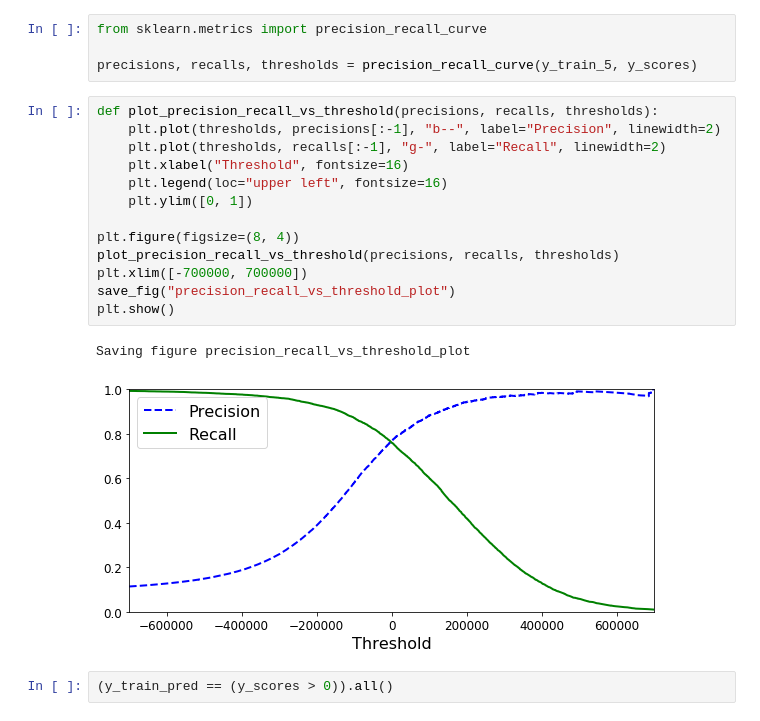
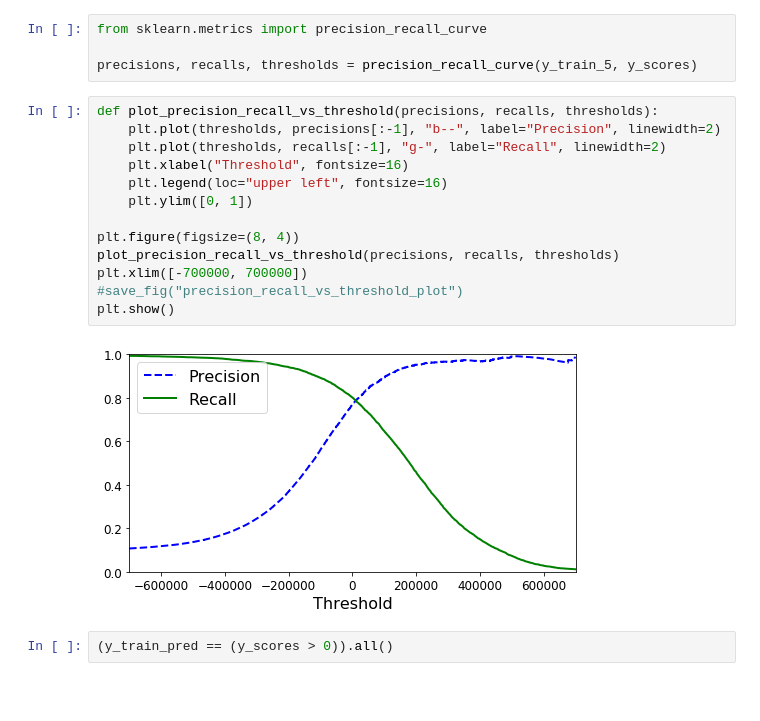
Before and after one commit to LaloCo/handson-ml, a Jupyter notebook: 03_classification.ipynb, the cells around one changed output. Saved outputs shown, nothing was run; the diff lists cells and outputs as text; blank space fills up the shorter version.

```diff
--- a/03_classification.ipynb
+++ b/03_classification.ipynb
@@ -303,19 +301,18 @@ precisions, recalls, thresholds = precision_recall_curve(y_train_5, y_scores)
 # %%
 def plot_precision_recall_vs_threshold(precisions, recalls, thresholds):
     plt.plot(thresholds, precisions[:-1], "b--", label="Precision", linewidth=2)
     plt.plot(thresholds, recalls[:-1], "g-", label="Recall", linewidth=2)
     plt.xlabel("Threshold", fontsize=16)
     plt.legend(loc="upper left", fontsize=16)
     plt.ylim([0, 1])
 
 plt.figure(figsize=(8, 4))
 plot_precision_recall_vs_threshold(precisions, recalls, thresholds)
 plt.xlim([-700000, 700000])
-save_fig("precision_recall_vs_threshold_plot")
+#save_fig("precision_recall_vs_threshold_plot")
 plt.show()
 # %% [output]
-Saving figure precision_recall_vs_threshold_plot
-[figure, old version]
+[figure, new version]
 # %%
 (y_train_pred == (y_scores > 0)).all()
 # %% [output]
```
Also changed, not shown: parts of 25 cells of this notebook.
